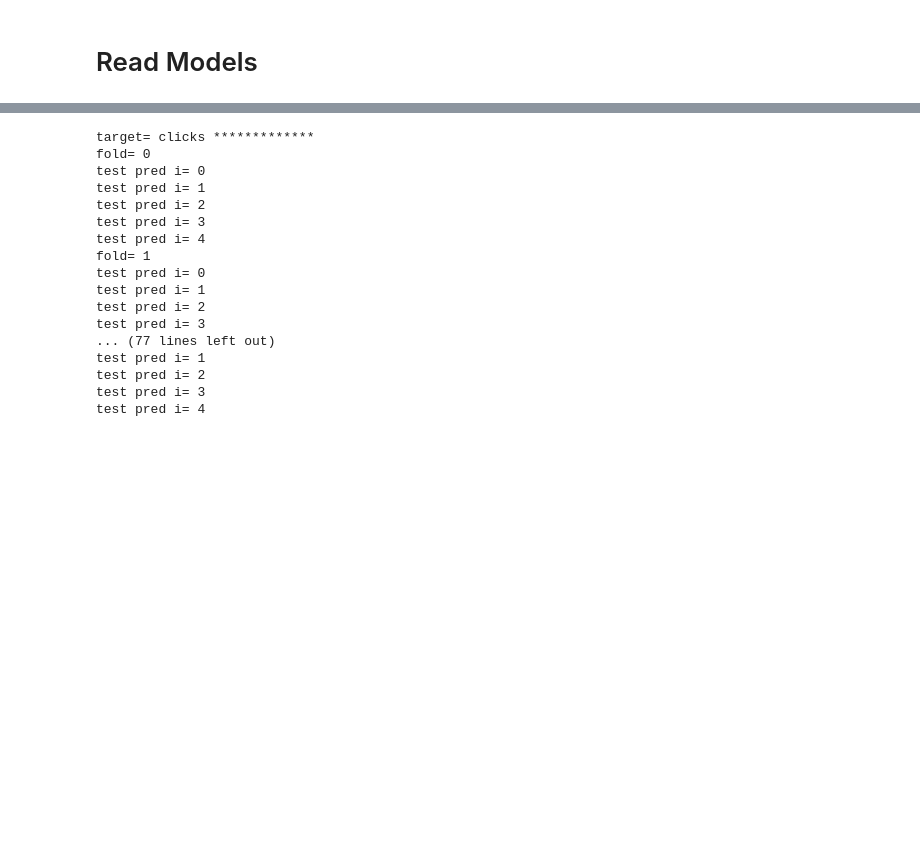
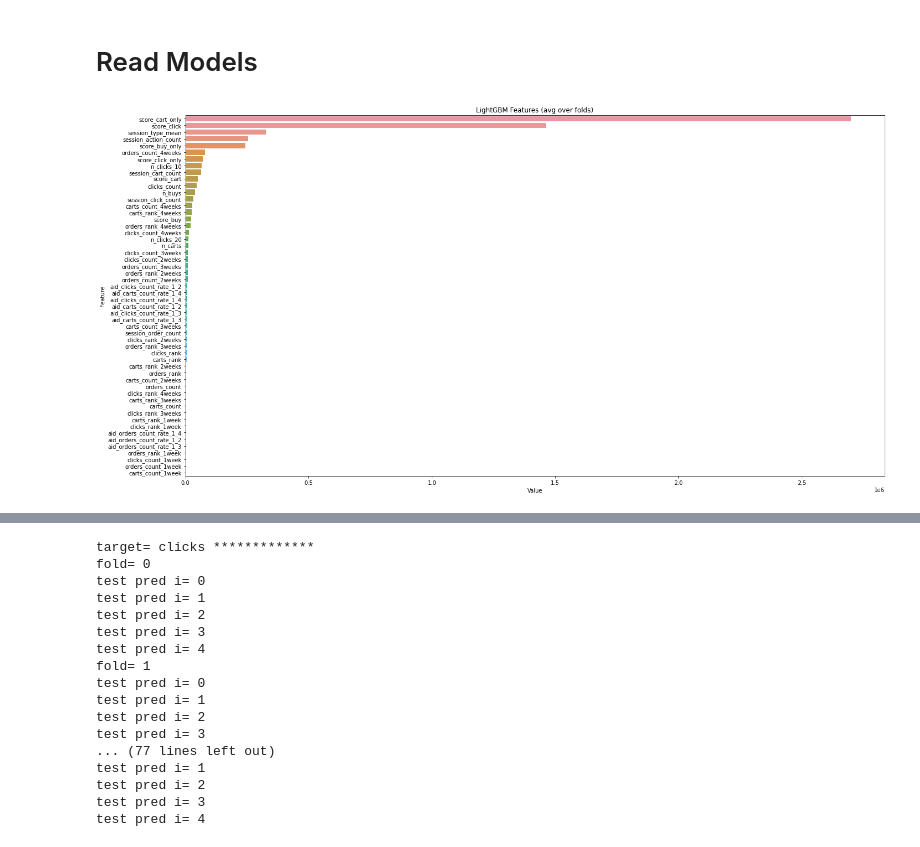
Before and after one commit to tetsuro731/OTTO-kaggle-tetsuro731, a Jupyter notebook: notebook/otto_lgb_test.ipynb, the cells around one changed output, grey strips where cells are left out. Cells and saved outputs as stored; diff of their text form; code cells hidden in the pictures; blank space fills up the shorter version.

```diff
--- a/notebook/otto_lgb_test.ipynb
+++ b/notebook/otto_lgb_test.ipynb
@@ -100,4 +146,23 @@ from sklearn.model_selection import KFold, train_test_split
 from sklearn.preprocessing import LabelEncoder
 import lightgbm as lgb
 from itertools import combinations
+# %%
+#model = np.load(f'/content/drive/MyDrive/otto/otto_lgbm_fold0_clicks.pkl', allow_pickle=True)
+model = np.load(f'/content/drive/MyDrive/otto/otto_lgbm_fold0_orders.pkl', allow_pickle=True)
+
+import matplotlib.pyplot as plt
+import seaborn as sns
+import warnings
+warnings.simplefilter(action='ignore', category=FutureWarning)
+
+# sorted(zip(clf.feature_importances_, X.columns), reverse=True)
+feature_imp = pd.DataFrame(sorted(zip(model.feature_importance(importance_type='gain'),model.feature_name())), columns=['Value','Feature'])
+
+plt.figure(figsize=(20, 10))
+sns.barplot(x="Value", y="Feature", data=feature_imp.sort_values(by="Value", ascending=False))
+plt.title('LightGBM Features (avg over folds)')
+plt.tight_layout()
+plt.show()
+# %% [output]
+[figure, added]
 # %%
```
Also changed, not shown: parts of 15 cells of this notebook, 3 other files.
